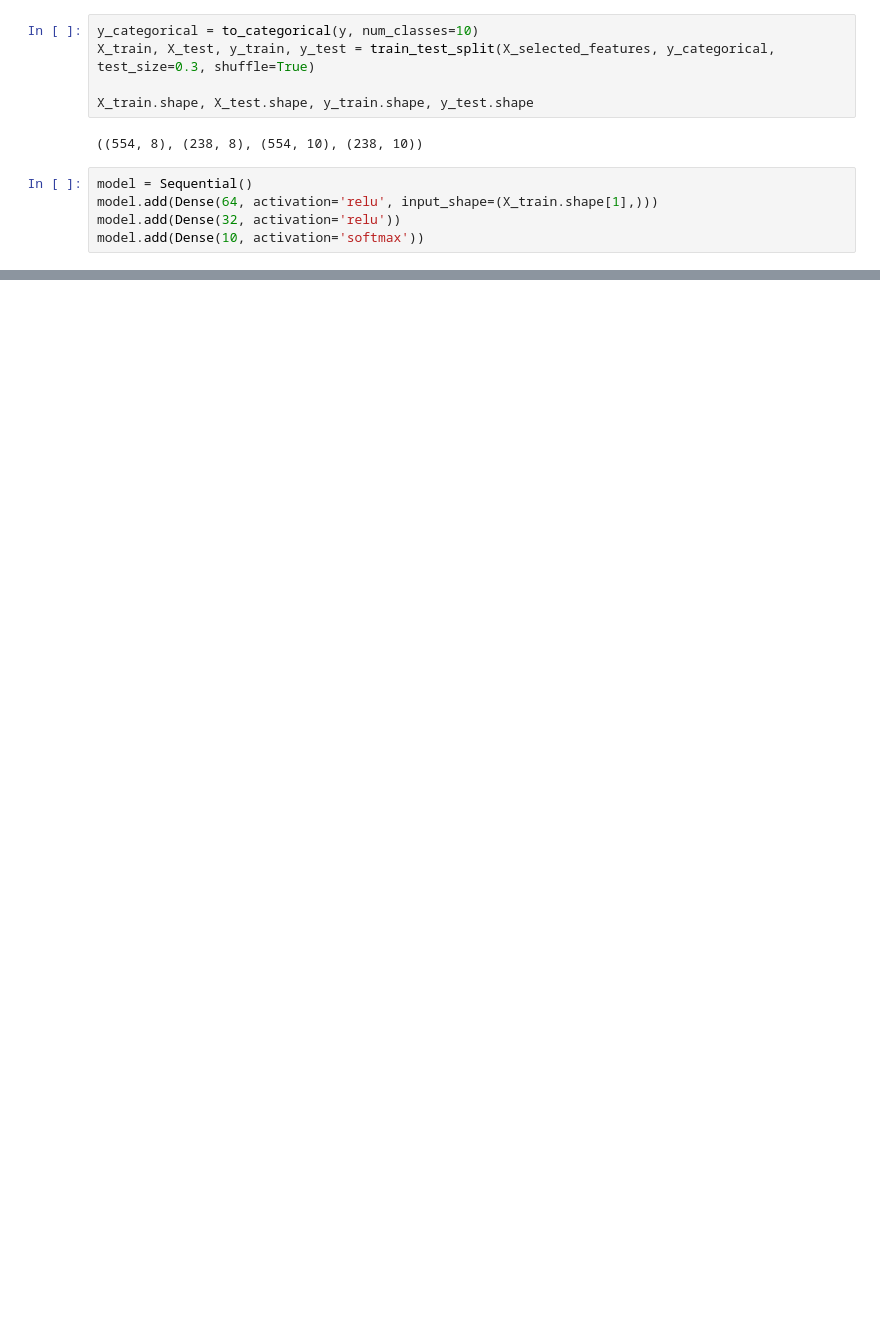
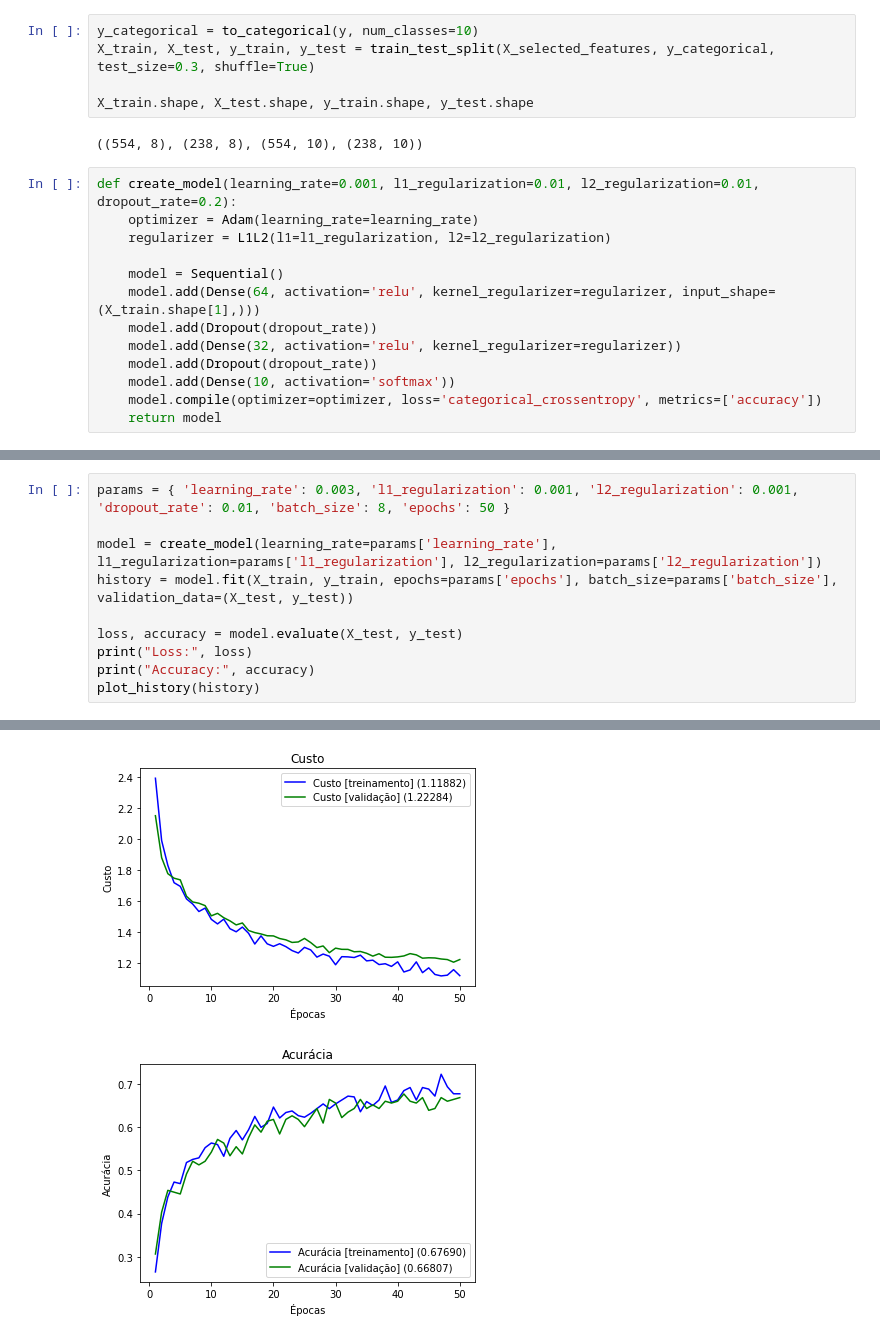
Before and after one commit to GabrielRoc/processing-biologic-data, a Jupyter notebook: sEMG/trabalho/rna.ipynb, the cells around one changed output, grey strips where cells are left out. Saved outputs shown, nothing was run; the diff lists cells and outputs as text; blank space fills up the shorter version.

```diff
--- a/sEMG/trabalho/rna.ipynb
+++ b/sEMG/trabalho/rna.ipynb
@@ -63,7 +67,15 @@ X_train.shape, X_test.shape, y_train.shape, y_test.shape
 # %% [output]
 ((554, 8), (238, 8), (554, 10), (238, 10))
 # %%
-model = Sequential()
-model.add(Dense(64, activation='relu', input_shape=(X_train.shape[1],)))
-model.add(Dense(32, activation='relu'))
-model.add(Dense(10, activation='softmax'))
+def create_model(learning_rate=0.001, l1_regularization=0.01, l2_regularization=0.01, dropout_rate=0.2):
+    optimizer = Adam(learning_rate=learning_rate)
+    regularizer = L1L2(l1=l1_regularization, l2=l2_regularization)
+
+    model = Sequential()
+    model.add(Dense(64, activation='relu', kernel_regularizer=regularizer, input_shape=(X_train.shape[1],)))
+    model.add(Dropout(dropout_rate))
+    model.add(Dense(32, activation='relu', kernel_regularizer=regularizer))
+    model.add(Dropout(dropout_rate))
+    model.add(Dense(10, activation='softmax'))
+    model.compile(optimizer=optimizer, loss='categorical_crossentropy', metrics=['accuracy'])
+    return model
@@ -105,0 +82,11 @@ Accuracy: 0.7016806602478027
+# %%
+params = { 'learning_rate': 0.003, 'l1_regularization': 0.001, 'l2_regularization': 0.001, 'dropout_rate': 0.01, 'batch_size': 8, 'epochs': 50 }
+
+model = create_model(learning_rate=params['learning_rate'], l1_regularization=params['l1_regularization'], l2_regularization=params['l2_regularization'])
+history = model.fit(X_train, y_train, epochs=params['epochs'], batch_size=params['batch_size'], validation_data=(X_test, y_test))
+
+loss, accuracy = model.evaluate(X_test, y_test)
+print("Loss:", loss)
+print("Accuracy:", accuracy)
+plot_history(history)
+# %% [output]
@@ -105,0 +110,2 @@ Accuracy: 0.7016806602478027
+[figure, added]
+[figure, added]
```
Also changed, not shown: parts of 5 cells of this notebook.
